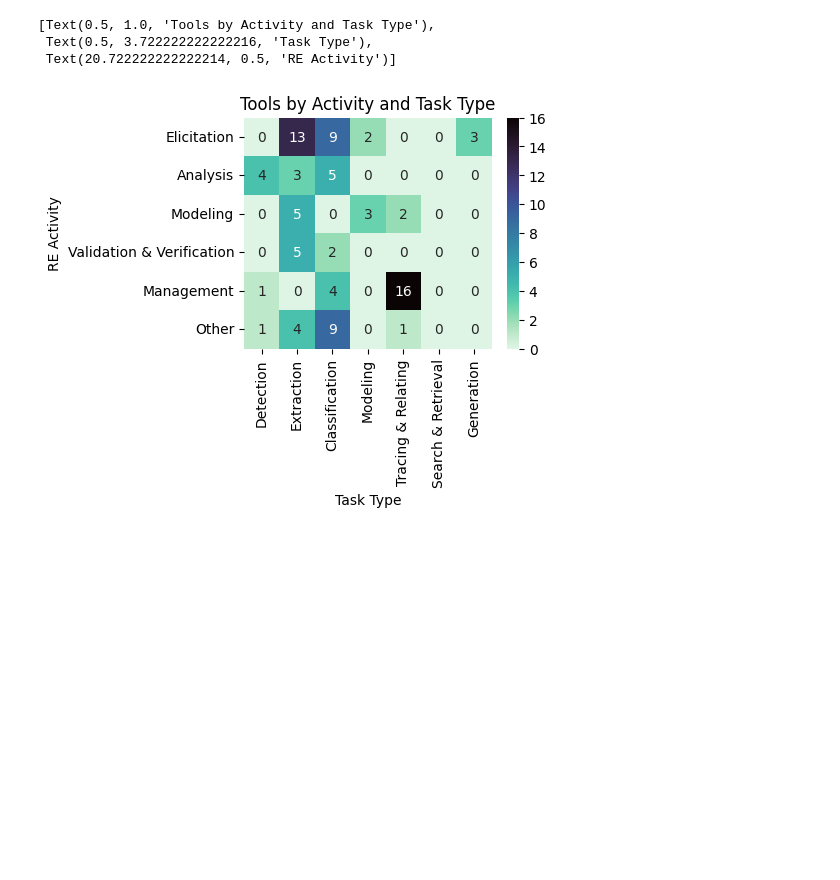
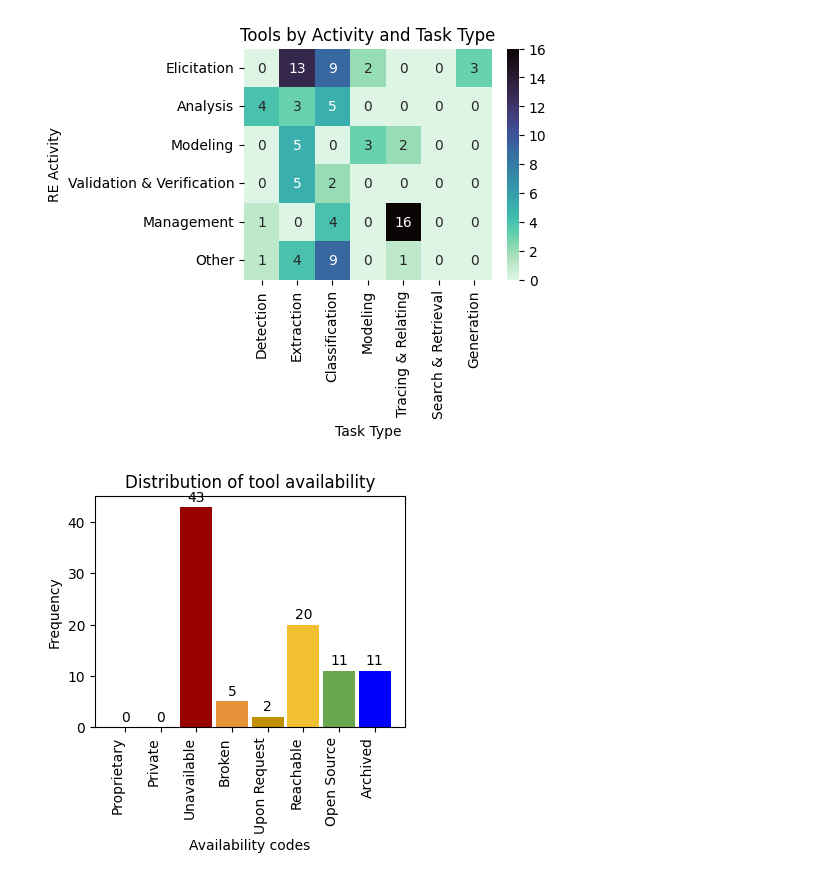
Before and after one commit to JulianFrattini/nlp4re-tools, a Jupyter notebook: replication/scripts/distribution-visualization.ipynb, the cells around one changed output. Cells and saved outputs as stored; diff of their text form; code cells hidden in the pictures; blank space fills up the shorter version.

Commit message:
Created visualization of the tool availability distribution

```diff
--- a/replication/scripts/distribution-visualization.ipynb
+++ b/replication/scripts/distribution-visualization.ipynb
@@ -7,6 +7,17 @@ import seaborn as sns
 # Variables
 activities: list[str] = ['Elicitation', 'Analysis', 'Modeling', 'Validation & Verification', 'Management', 'Other']
 tasks: list[str] = ['Detection', 'Extraction', 'Classification', 'Modeling', 'Tracing & Relating', 'Search & Retrieval', 'Generation']
+availability: list[str] = ['Proprietary', 'Private', 'Unavailable', 'Broken', 'Upon Request', 'Reachable', 'Open Source', 'Archived']
+availability_color = {
+    'Proprietary': '#424242',
+    'Private': '#b8b8b8',
+    'Unavailable': '#990000',
+    'Broken': '#e69238',
+    'Upon Request': '#bf9000',
+    'Reachable': '#f1c132',
+    'Open Source': '#6aa84f',
+    'Archived': '#0000ff'
+}
 # %%
 # load the data
 df = pd.read_excel('../data/nlp4re-tools-data.xlsx', sheet_name='Potential Articles', skiprows=2)
@@ -32,10 +43,27 @@ dfmatrix = pd.DataFrame.from_dict(matrix, orient='index', columns=tasks)
 # visualize the matrix as a heatmap
 plt.figure(figsize=(4,3))
 viz = sns.heatmap(data=dfmatrix, cmap='mako_r', annot=True)
-viz.set(title='Tools by Activity and Task Type', xlabel='Task Type',
-            ylabel='RE Activity')
+viz.set(title='Tools by Activity and Task Type', xlabel='Task Type', ylabel='RE Activity')
+
+plt.savefig(fname=f'../figures/tools_activityxtask.pdf', format='pdf', bbox_inches='tight')
+plt.show()
 # %% [output]
-[Text(0.5, 1.0, 'Tools by Activity and Task Type'),
- Text(0.5, 3.722222222222216, 'Task Type'),
- Text(20.722222222222214, 0.5, 'RE Activity')]
 [figure]
+# %%
+availability_count: dict = df['Availability'].value_counts().to_dict()
+availability_count_ordered = {code: (availability_count[code] if (code in availability_count) else 0) for code in availability}
+# %%
+plt.figure(figsize=(4, 3))
+ax = plt.subplot()
+bar = plt.bar(x=availability_count_ordered.keys(), height=availability_count_ordered.values(), width=0.9, color=availability_color.values())
+ax.bar_label(bar, padding=2)
+
+plt.title('Distribution of tool availability')
+plt.xlabel('Availability codes')
+plt.ylabel('Frequency')
+plt.xticks(rotation=90, ha='right')
+
+plt.savefig(fname='../figures/availability_distribution.pdf', format='pdf', bbox_inches='tight')
+plt.show()
+# %% [output]
+[figure, added]
```
Also changed, not shown: 1 other file.
